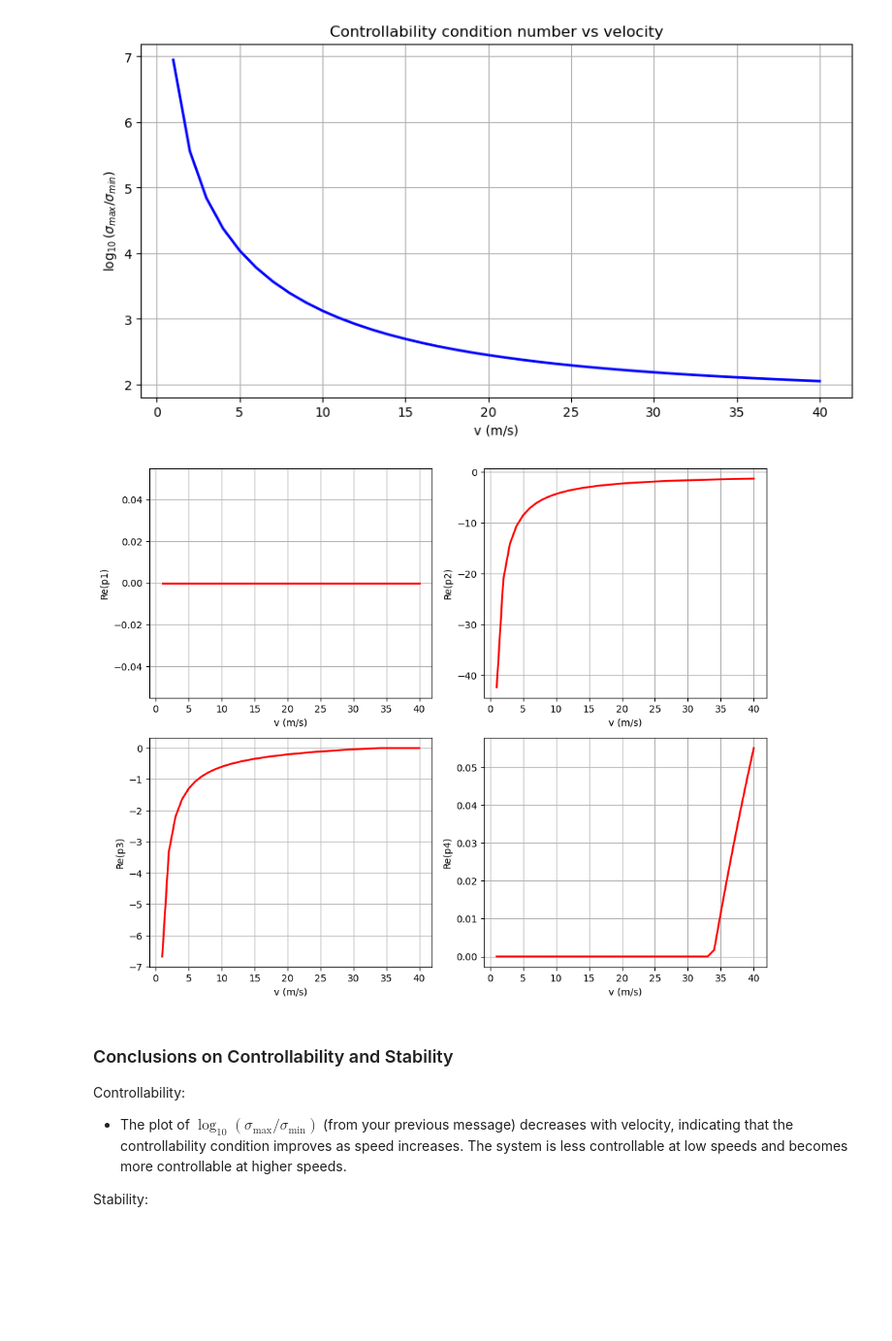
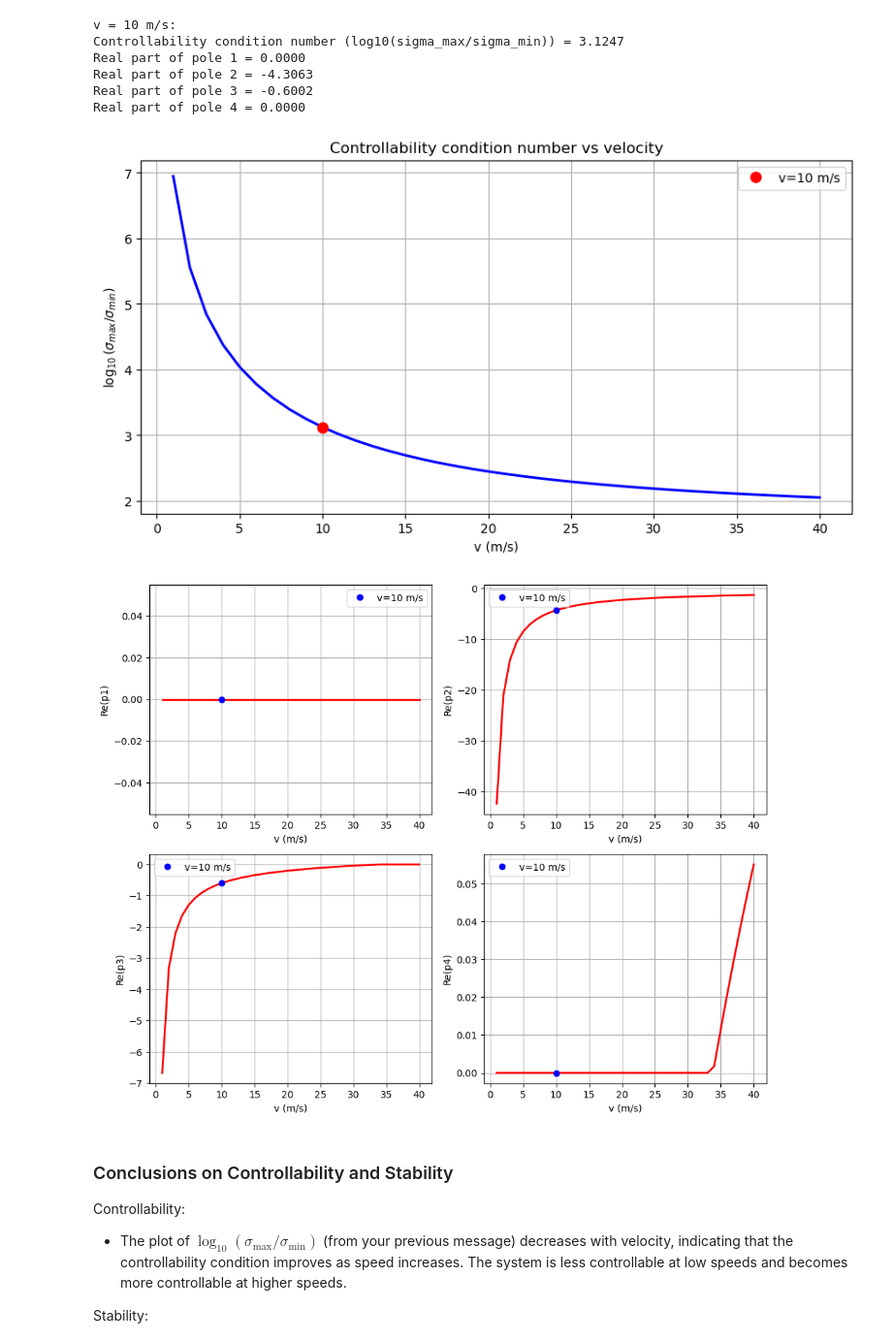
Before and after one commit to lokichubs/Automotive-Control-Methods, a Jupyter notebook: Robustness_with_speed.ipynb, the cells around one changed output. Shown at 97% size. Saved outputs shown, nothing was run; the diff lists cells and outputs as text; code cells hidden in the pictures; blank space fills up the shorter version.

```diff
--- a/Robustness_with_speed.ipynb
+++ b/Robustness_with_speed.ipynb
@@ -4,10 +4,8 @@ import numpy as np
 import matplotlib.pyplot as plt
 from scipy.linalg import svd, eigvals
 
-
 sp.init_printing(use_latex=True)
 C_alpha, m, I_z, l_f, l_r, x_dot = sp.symbols('C_alpha m I_z l_f l_r x_dot', real=True)
-
 
 A_lat = sp.Matrix([
     [0, 1, 0, 0],
@@ -22,7 +20,6 @@ B_lat = sp.Matrix([
     [0, 0],
     [2*C_alpha*l_f/I_z, 0]
 ])
-
 
 P_lat = B_lat.row_join(A_lat*B_lat).row_join(A_lat**2*B_lat).row_join(A_lat**3*B_lat)
 
@@ -39,45 +36,63 @@ log_sigma_ratio = []
 poles_real = []
 
 for v in v_values:
-
     A_num = A_lat.subs(params).subs(x_dot, v)
     P_num = P_lat.subs(params).subs(x_dot, v)
 
     A_np = np.array(A_num).astype(np.float64)
     P_np = np.array(P_num).astype(np.float64)
 
-
     sigma = svd(P_np, compute_uv=False)
     log_sigma_ratio.append(np.log10(np.max(sigma)/np.min(sigma)))
-
 
     eigs = eigvals(A_np)
     poles_real.append(np.real(eigs))
 
+log_sigma_ratio = np.array(log_sigma_ratio)
 poles_real = np.array(poles_real)
 
+# Find the index closest to v=20
+v_desired = 10
+idx_v = np.argmin(np.abs(v_values - v_desired))
 
+# Print values at v=20
+print(f"v = {v_desired} m/s:")
+print(f"Controllability condition number (log10(sigma_max/sigma_min)) = {log_sigma_ratio[idx_v]:.4f}")
+for i in range(4):
+    print(f"Real part of pole {i+1} = {poles_real[idx_v, i]:.4f}")
+
+# Plot controllability condition number
 plt.figure(figsize=(10,5))
 plt.plot(v_values, log_sigma_ratio, 'b', linewidth=2)
+plt.plot(v_values[idx_v], log_sigma_ratio[idx_v], 'ro', markersize=8, label=f'v={v_desired} m/s')
 plt.xlabel('v (m/s)')
 plt.ylabel(r'$\log_{10}(\sigma_{max}/\sigma_{min})$')
 plt.title('Controllability condition number vs velocity')
 plt.grid(True)
+plt.legend()
 plt.show()
 
-
+# Plot poles real part
 plt.figure(figsize=(10,8))
 for i in range(4):
     plt.subplot(2, 2, i+1)
     plt.plot(v_values, poles_real[:, i], 'r', linewidth=2)
+    plt.plot(v_values[idx_v], poles_real[idx_v, i], 'bo', markersize=6, label=f'v={v_desired} m/s')
     plt.xlabel('v (m/s)')
     plt.ylabel(f'Re(p{i+1})')
     plt.grid(True)
+    plt.legend()
 plt.tight_layout()
 plt.show()
 # %% [output]
+v = 10 m/s:
+Controllability condition number (log10(sigma_max/sigma_min)) = 3.1247
+Real part of pole 1 = 0.0000
+Real part of pole 2 = -4.3063
+Real part of pole 3 = -0.6002
+Real part of pole 4 = 0.0000
-[figure, old version]
+[figure, new version]
-[figure, old version]
+[figure, new version]
 # %% [markdown]
 ### Conclusions on Controllability and Stability
 
```
Also changed, not shown: 2 other files.
